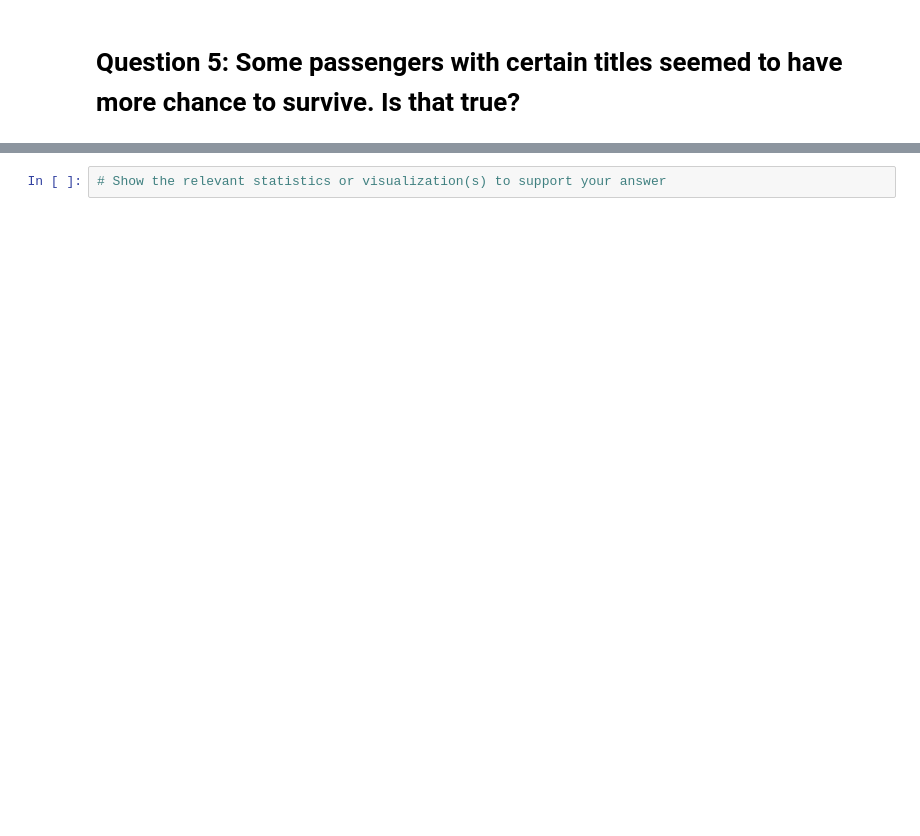
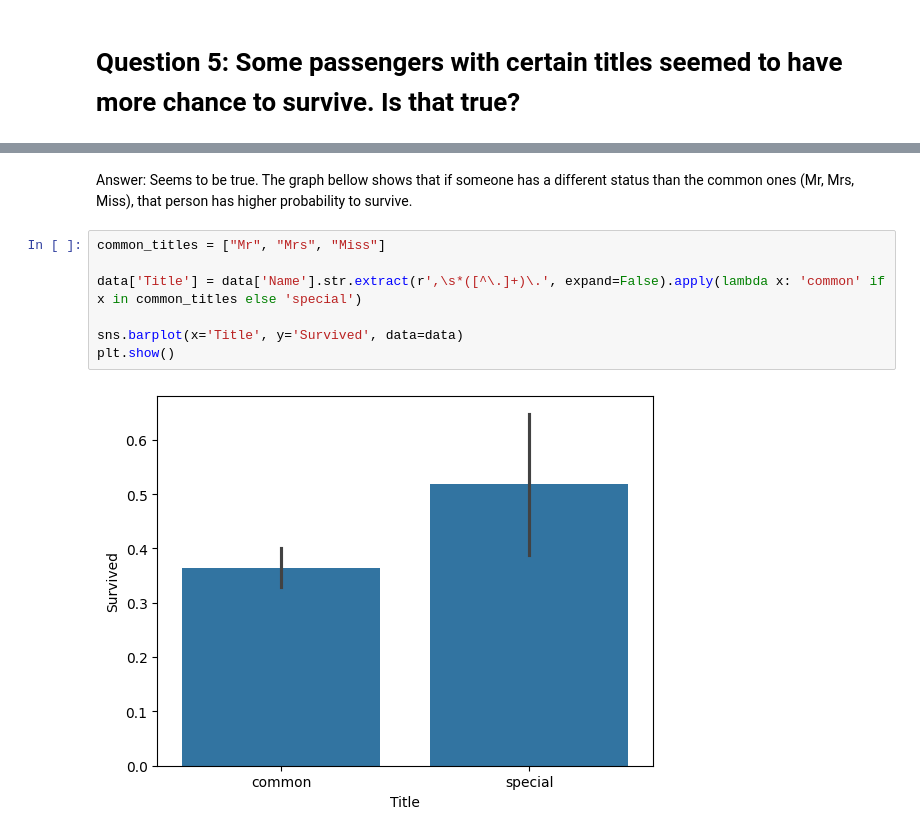
Before and after one commit to art-test-stack/ntnu-projects, a Jupyter notebook: Fall 2024/TDT4173 - Modern Machine Learning in Practice/individual_assignment/ex2a.ipynb, the cells around one changed output, grey strips where cells are left out. Drawn from its saved outputs; the diff is of its cells as text; blank space fills up the shorter version.

```diff
--- a/Fall 2024/TDT4173 - Modern Machine Learning in Practice/individual_assignment/ex2a.ipynb
+++ b/Fall 2024/TDT4173 - Modern Machine Learning in Practice/individual_assignment/ex2a.ipynb
@@ -88,2 +101,11 @@ Answer: Give your answer here.
-# %%
-# Show the relevant statistics or visualization(s) to support your answer
+# %% [markdown]
+Answer: Seems to be true. The graph bellow shows that if someone has a different status than the common ones (Mr, Mrs, Miss), that person has higher probability to survive.
+# %%
+common_titles = ["Mr", "Mrs", "Miss"]
+
+data['Title'] = data['Name'].str.extract(r',\s*([^\.]+)\.', expand=False).apply(lambda x: 'common' if x in common_titles else 'special')
+
+sns.barplot(x='Title', y='Survived', data=data)
+plt.show()
+# %% [output]
+[figure, added]
```
Also changed, not shown: parts of 12 cells of this notebook, 2 other files.
